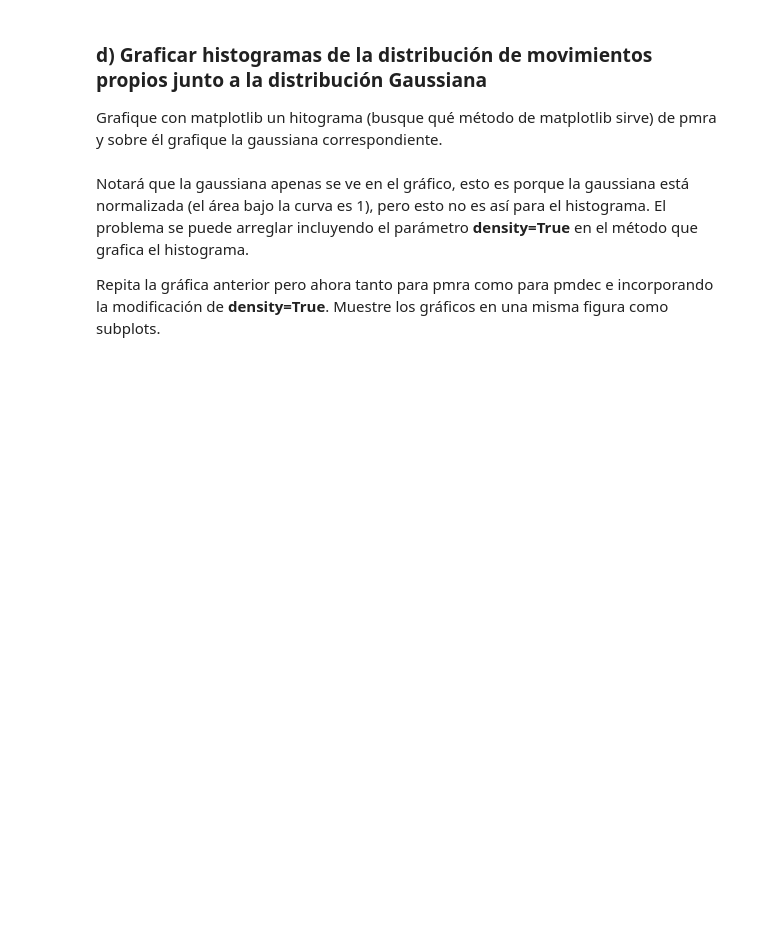
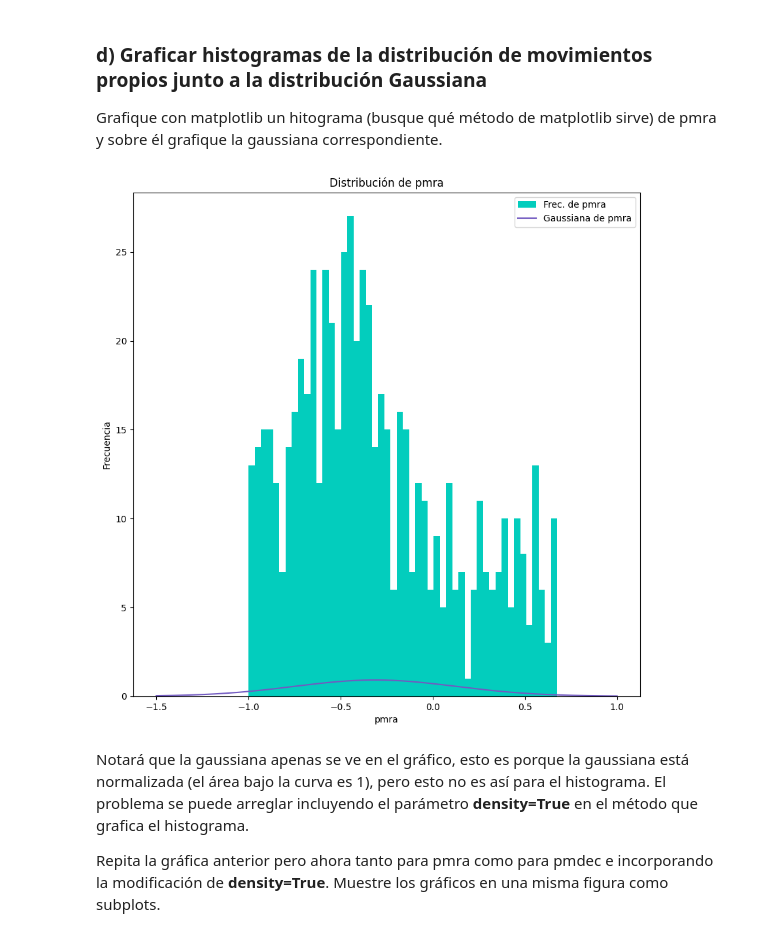
Before and after one commit to CrushinAngel/Tarea-2, a Jupyter notebook: Tarea2.ipynb, the cells around one changed output. Cells and saved outputs as stored; diff of their text form; code cells hidden in the pictures; blank space fills up the shorter version.

Commit message:
Histogramas + Dist. Gaussiana (Sin comentarios)

```diff
--- a/Tarea2.ipynb
+++ b/Tarea2.ipynb
@@ -131,6 +131,17 @@ fx_pmdec = norm.pdf(x_pmdec, mu_pmdec, std_pmdec)
 ### d) Graficar histogramas de la distribución de movimientos propios junto a la distribución Gaussiana
 
 Grafique con matplotlib un hitograma (busque qué método de matplotlib sirve) de pmra y sobre él grafique la gaussiana correspondiente.
+# %%
+fig = plt.figure(figsize=(10, 10))
+plt.hist(pmra, bins= 50, color = '#03CDBD', label = 'Frec. de pmra')
+plt.plot(x_pmra, fx_pmra, color = '#725AC1', label = 'Gaussiana de pmra')
+plt.xlabel('pmra')
+plt.ylabel('Frecuencia')
+plt.title('Distribución de pmra')
+plt.legend()
+plt.show()
+# %% [output]
+[figure, added]
 # %% [markdown]
 Notará que la gaussiana apenas se ve en el gráfico, esto es porque la gaussiana está normalizada (el área bajo la curva es 1), pero esto no es así para el histograma. El problema se puede arreglar incluyendo el parámetro **density=True** en el método que grafica el histograma.
 
```
Also changed, not shown: parts of 4 cells of this notebook.
